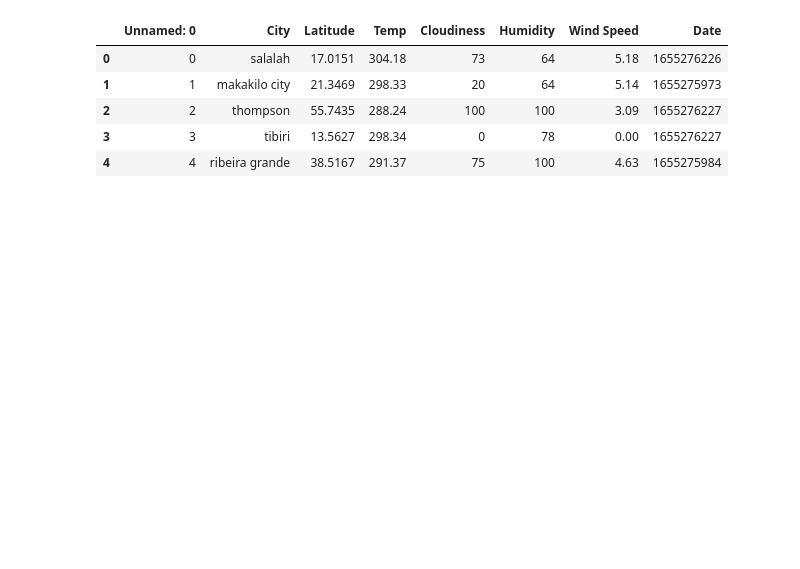
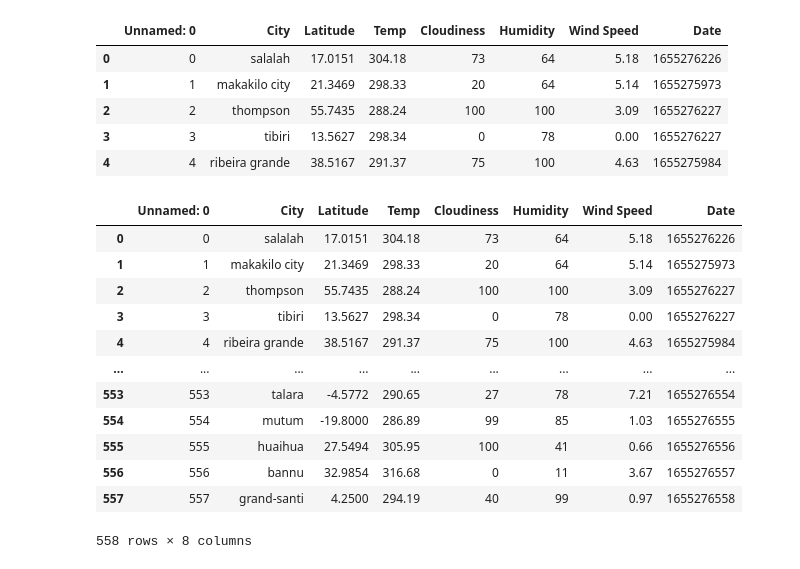
Before and after one commit to Rob397/python-api-challenge, a Jupyter notebook: VacationPy/VacationPy.ipynb, the cells around one changed output. Cells and saved outputs as stored; diff of their text form; code cells hidden in the pictures; blank space fills up the shorter version.

Commit message:
weather
conditions for weather

```diff
--- a/VacationPy/VacationPy.ipynb
+++ b/VacationPy/VacationPy.ipynb
@@ -24,4 +24,20 @@ weather_df.head()
 | 4 | 4 | ribeira grande | 38.5167 | 291.37 | 75 | 100 | 4.63 | 1655275984 |
 # %%
 # Create new DataFrame fitting weather criteria
-# Narrow down the cities to fit weather conditions.Drop any rows will null values.
+# Narrow down the cities to fit weather conditions.   Drop any rows will null values.
+
+weather_df.dropna()
+# %% [output]
+|  | Unnamed: 0 | City | Latitude | Temp | Cloudiness | Humidity | Wind Speed | Date |
+| 0 | 0 | salalah | 17.0151 | 304.18 | 73 | 64 | 5.18 | 1655276226 |
+| 1 | 1 | makakilo city | 21.3469 | 298.33 | 20 | 64 | 5.14 | 1655275973 |
+| 2 | 2 | thompson | 55.7435 | 288.24 | 100 | 100 | 3.09 | 1655276227 |
+| 3 | 3 | tibiri | 13.5627 | 298.34 | 0 | 78 | 0.00 | 1655276227 |
+| 4 | 4 | ribeira grande | 38.5167 | 291.37 | 75 | 100 | 4.63 | 1655275984 |
+| ... | ... | ... | ... | ... | ... | ... | ... | ... |
+| 553 | 553 | talara | -4.5772 | 290.65 | 27 | 78 | 7.21 | 1655276554 |
+| 554 | 554 | mutum | -19.8000 | 286.89 | 99 | 85 | 1.03 | 1655276555 |
+| 555 | 555 | huaihua | 27.5494 | 305.95 | 100 | 41 | 0.66 | 1655276556 |
+| 556 | 556 | bannu | 32.9854 | 316.68 | 0 | 11 | 3.67 | 1655276557 |
+| 557 | 557 | grand-santi | 4.2500 | 294.19 | 40 | 99 | 0.97 | 1655276558 |
+558 rows × 8 columns
```
Also changed, not shown: parts of 4 cells of this notebook, 1 other file.
